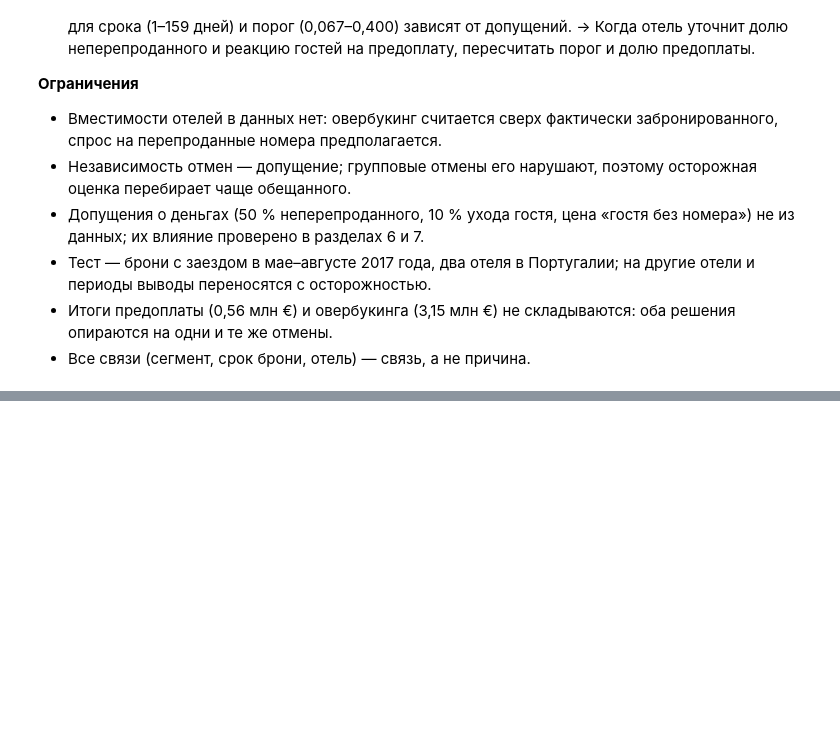
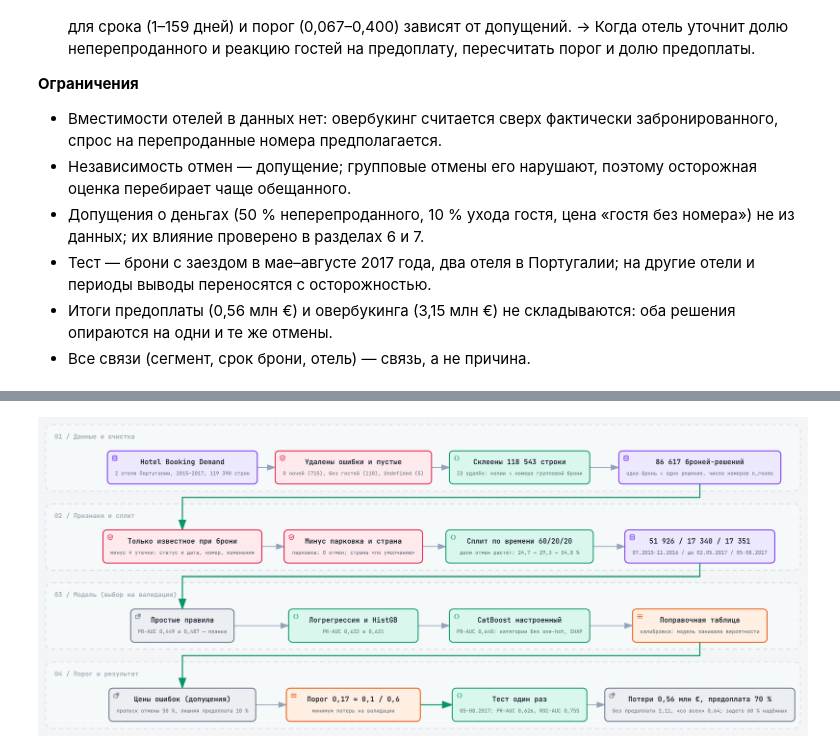
Before and after one commit to obivanio/hotel-cancellations-hse, a Jupyter notebook: notebooks/04_economics.ipynb, the cells around one changed output, grey strips where cells are left out. Saved outputs shown, nothing was run; the diff lists cells and outputs as text; code cells hidden in the pictures; blank space fills up the shorter version.

```diff
--- a/notebooks/04_economics.ipynb
+++ b/notebooks/04_economics.ipynb
@@ -617,0 +622,4 @@ Image(filename=str(FIGURES_DIR / '19_prepayment_decision.png'))
+# %%
+Image(filename=str(FIGURES_DIR / '20_model_full_pipeline.png'))
+# %% [output]
+[figure, added]
```
Also changed, not shown: parts of 3 cells of this notebook, 2 other files.
